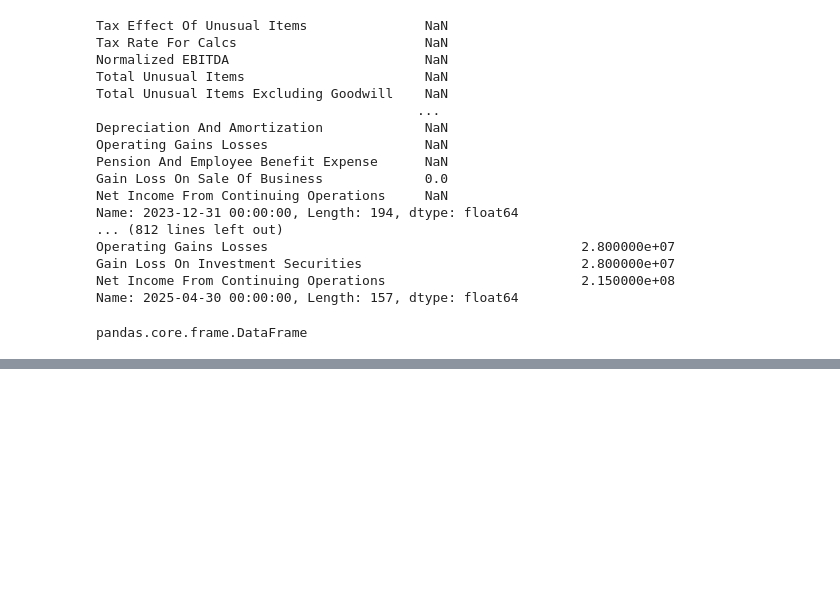
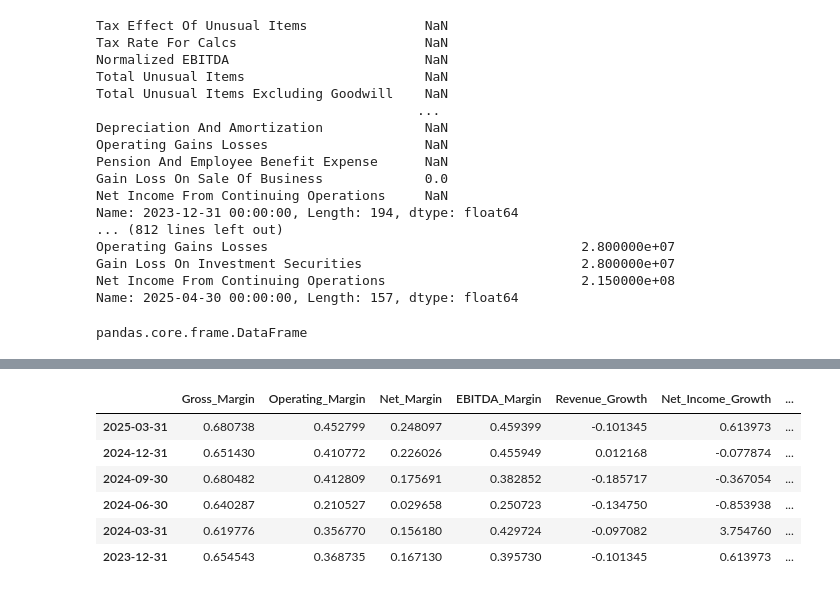
Before and after one commit to darrenlimkh/stocks_decision_support_tool, a Jupyter notebook: training.ipynb, the cells around one changed output, grey strips where cells are left out. Drawn from its saved outputs; the diff is of its cells as text; code cells hidden in the pictures; blank space fills up the shorter version.

```diff
--- a/training.ipynb
+++ b/training.ipynb
@@ -835,0 +904,10 @@ decision, prob
+# %%
+df_extract
+# %% [output]
+|  | Gross_Margin | Operating_Margin | Net_Margin | EBITDA_Margin | Revenue_Growth | Net_Income_Growth | ... |
+| 2025-03-31 | 0.680738 | 0.452799 | 0.248097 | 0.459399 | -0.101345 | 0.613973 | ... |
+| 2024-12-31 | 0.651430 | 0.410772 | 0.226026 | 0.455949 | 0.012168 | -0.077874 | ... |
+| 2024-09-30 | 0.680482 | 0.412809 | 0.175691 | 0.382852 | -0.185717 | -0.367054 | ... |
+| 2024-06-30 | 0.640287 | 0.210527 | 0.029658 | 0.250723 | -0.134750 | -0.853938 | ... |
+| 2024-03-31 | 0.619776 | 0.356770 | 0.156180 | 0.429724 | -0.097082 | 3.754760 | ... |
+| 2023-12-31 | 0.654543 | 0.368735 | 0.167130 | 0.395730 | -0.101345 | 0.613973 | ... |
```
Also changed, not shown: parts of 6 cells of this notebook, 5 other files.
